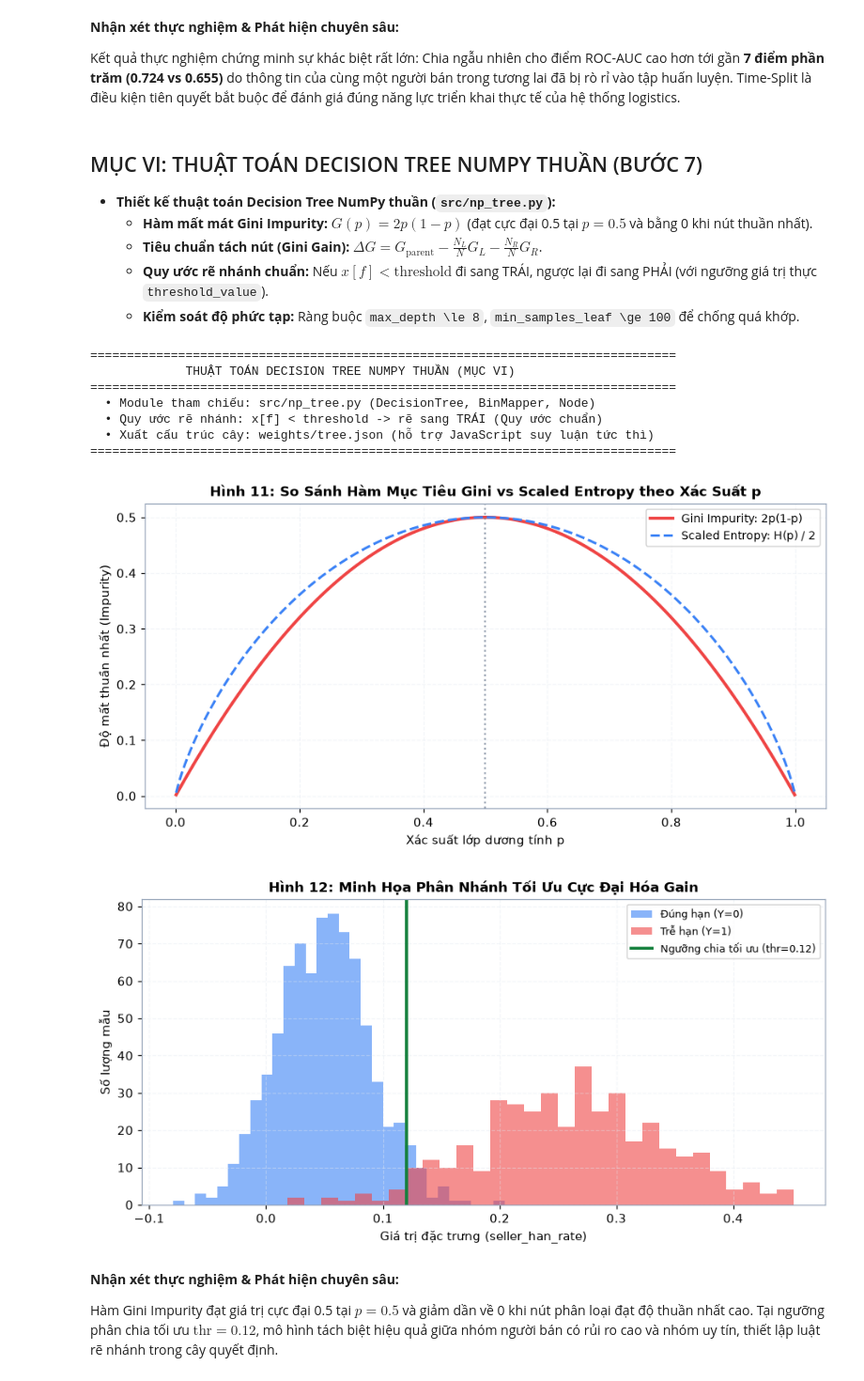
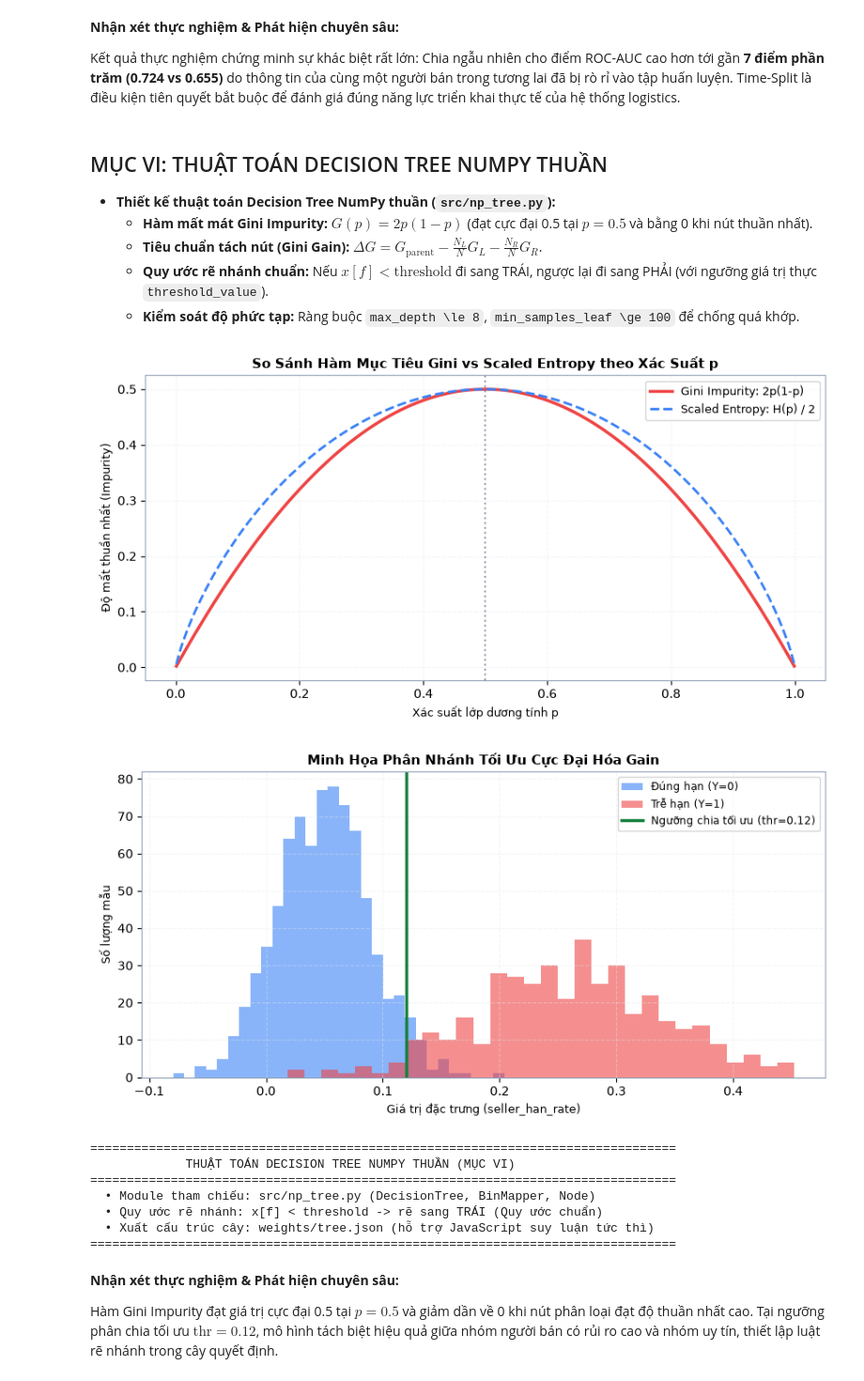
Before and after one commit to ntdat2036/E_logistics, a Jupyter notebook: notebook.ipynb, the cells around one changed output. Shown at 94% size. Drawn from its saved outputs; the diff is of its cells as text; code cells hidden in the pictures.

```diff
--- a/notebook.ipynb
+++ b/notebook.ipynb
@@ -486,7 +485,7 @@ print("=" * 80)
 
 Kết quả thực nghiệm chứng minh sự khác biệt rất lớn: Chia ngẫu nhiên cho điểm ROC-AUC cao hơn tới gần **7 điểm phần trăm (0.724 vs 0.655)** do thông tin của cùng một người bán trong tương lai đã bị rò rỉ vào tập huấn luyện. Time-Split là điều kiện tiên quyết bắt buộc để đánh giá đúng năng lực triển khai thực tế của hệ thống logistics.
 # %% [markdown]
-## MỤC VI: THUẬT TOÁN DECISION TREE NUMPY THUẦN (BƯỚC 7)
+## MỤC VI: THUẬT TOÁN DECISION TREE NUMPY THUẦN
 
 - **Thiết kế thuật toán Decision Tree NumPy thuần (`src/np_tree.py`):**
   - **Hàm mất mát Gini Impurity:** $G(p) = 2p(1-p)$ (đạt cực đại 0.5 tại $p=0.5$ và bằng 0 khi nút thuần nhất).
@@ -506,47 +505,47 @@ ax1.plot(p_vals, entropy_vals, color='#3b82f6', lw=2, linestyle='--', label='Sca
 ax1.axvline(0.5, color=C_BASE, linestyle=':', alpha=0.7)
 ax1.set_xlabel('Xác suất lớp dương tính p', fontsize=9.5)
 ax1.set_ylabel('Độ mất thuần nhất (Impurity)', fontsize=9.5)
-ax1.set_title('Hình 11: So Sánh Hàm Mục Tiêu Gini vs Scaled Entropy theo Xác Suất p', fontsize=11, fontweight='bold')
+ax1.set_title('So Sánh Hàm Mục Tiêu Gini vs Scaled Entropy theo Xác Suất p', fontsize=11, fontweight='bold')
 ax1.legend(fontsize=9)
 ax1.grid(True, alpha=0.4)
 plt.tight_layout()
 plt.show()
 
 # Hình 12: Minh họa 1 lần chia tối ưu trên phân phối seller_han_rate
 np.random.seed(SEED)
 x_feat = np.concatenate([np.random.normal(0.05, 0.04, 800), np.random.normal(0.25, 0.08, 400)])
 y_labels = np.concatenate([np.zeros(800), np.ones(400)])
 thr_split = 0.12
 
 fig12, ax2 = plt.subplots(figsize=(8.5, 4.4))
 ax2.hist(x_feat[y_labels==0], bins=30, alpha=0.6, color=C_ONTIME, label='Đúng hạn (Y=0)')
 ax2.hist(x_feat[y_labels==1], bins=30, alpha=0.6, color=C_LATE, label='Trễ hạn (Y=1)')
 ax2.axvline(thr_split, color='#15803d', lw=2.5, linestyle='-', label=f'Ngưỡng chia tối ưu (thr={thr_split})')
 ax2.set_xlabel('Giá trị đặc trưng (seller_han_rate)', fontsize=9.5)
 ax2.set_ylabel('Số lượng mẫu', fontsize=9.5)
-ax2.set_title('Hình 12: Minh Họa Phân Nhánh Tối Ưu Cực Đại Hóa Gain', fontsize=11, fontweight='bold')
+ax2.set_title('Minh Họa Phân Nhánh Tối Ưu Cực Đại Hóa Gain', fontsize=11, fontweight='bold')
 ax2.legend(fontsize=8.5)
 ax2.grid(True, alpha=0.4)
 plt.tight_layout()
 plt.show()
 
 print("=" * 80)
 print("             THUẬT TOÁN DECISION TREE NUMPY THUẦN (MỤC VI)")
 print("=" * 80)
 print("  • Module tham chiếu: src/np_tree.py (DecisionTree, BinMapper, Node)")
 print("  • Quy ước rẽ nhánh: x[f] < threshold -> rẽ sang TRÁI (Quy ước chuẩn)")
 print("  • Xuất cấu trúc cây: weights/tree.json (hỗ trợ JavaScript suy luận tức thì)")
 print("=" * 80)
 # %% [output]
-================================================================================
-             THUẬT TOÁN DECISION TREE NUMPY THUẦN (MỤC VI)
-================================================================================
-  • Module tham chiếu: src/np_tree.py (DecisionTree, BinMapper, Node)
-  • Quy ước rẽ nhánh: x[f] < threshold -> rẽ sang TRÁI (Quy ước chuẩn)
-  • Xuất cấu trúc cây: weights/tree.json (hỗ trợ JavaScript suy luận tức thì)
-================================================================================
-[figure, old version]
+[figure, new version]
-[figure, old version]
+[figure, new version]
+================================================================================
+             THUẬT TOÁN DECISION TREE NUMPY THUẦN (MỤC VI)
+================================================================================
+  • Module tham chiếu: src/np_tree.py (DecisionTree, BinMapper, Node)
+  • Quy ước rẽ nhánh: x[f] < threshold -> rẽ sang TRÁI (Quy ước chuẩn)
+  • Xuất cấu trúc cây: weights/tree.json (hỗ trợ JavaScript suy luận tức thì)
+================================================================================
 # %% [markdown]
 **Nhận xét thực nghiệm & Phát hiện chuyên sâu:**
 
```
Also changed, not shown: parts of 29 cells of this notebook, 1 other file.
